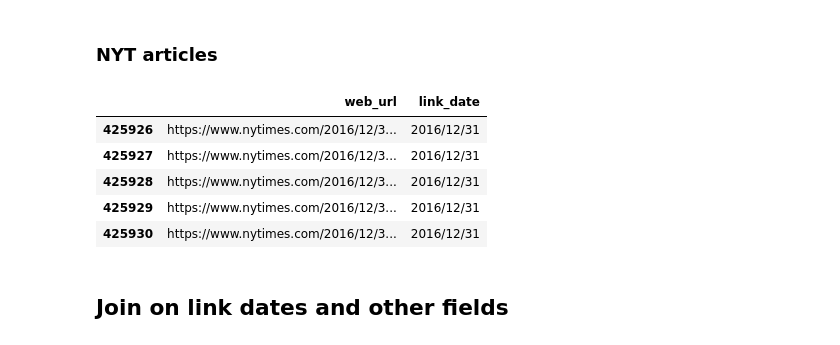
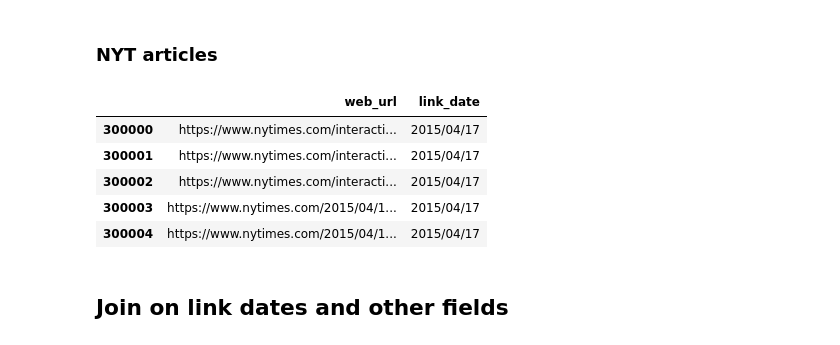
Before and after one commit to jess-miles/nyt-engagement, a Jupyter notebook: data_gathering.ipynb, the cells around one changed output. Saved outputs shown, nothing was run; the diff lists cells and outputs as text; code cells hidden in the pictures.

Commit message:
expanding links, more EDA, gathered most comments

```diff
--- a/data_gathering.ipynb
+++ b/data_gathering.ipynb
@@ -633,14 +829,14 @@ df_nyt = nlp_prep.pattern_match_in_df(df_nyt, doc_col='web_url',
                 pattern=r"/(201[2-6]/[01][0-9]/[0-3][0-9])/",
                 out_type='string', replace=False)
 # %%
-df_nyt[['web_url', 'link_date']].tail()
+df_nyt[['web_url', 'link_date']][300000:300005]
 # %% [output]
 |  | web_url | link_date |
-| 425926 | https://www.nytimes.com/2016/12/3... | 2016/12/31 |
-| 425927 | https://www.nytimes.com/2016/12/3... | 2016/12/31 |
-| 425928 | https://www.nytimes.com/2016/12/3... | 2016/12/31 |
-| 425929 | https://www.nytimes.com/2016/12/3... | 2016/12/31 |
-| 425930 | https://www.nytimes.com/2016/12/3... | 2016/12/31 |
+| 300000 | https://www.nytimes.com/interacti... | 2015/04/17 |
+| 300001 | https://www.nytimes.com/interacti... | 2015/04/17 |
+| 300002 | https://www.nytimes.com/interacti... | 2015/04/17 |
+| 300003 | https://www.nytimes.com/2015/04/1... | 2015/04/17 |
+| 300004 | https://www.nytimes.com/2015/04/1... | 2015/04/17 |
 # %% [markdown]
 ## Join on link dates and other fields
 # %%
```
Also changed, not shown: parts of 74 cells of this notebook, 6 other files.
